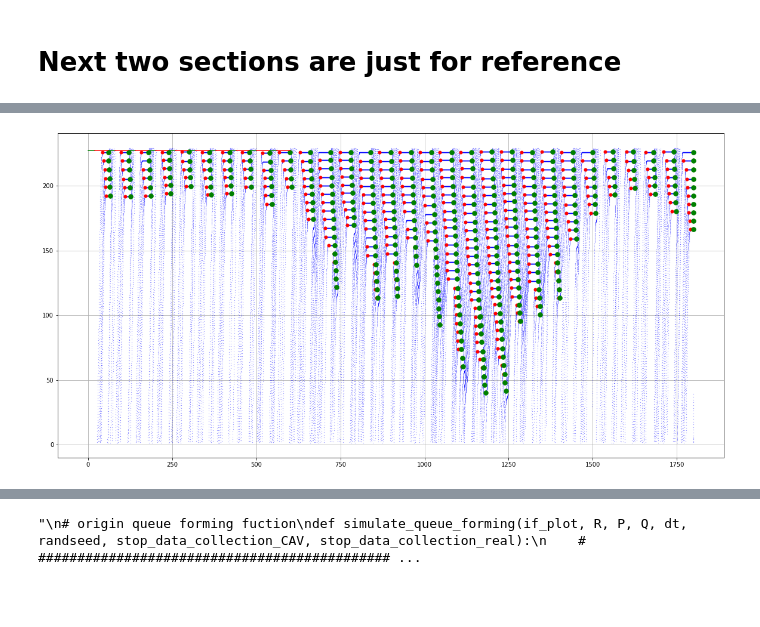
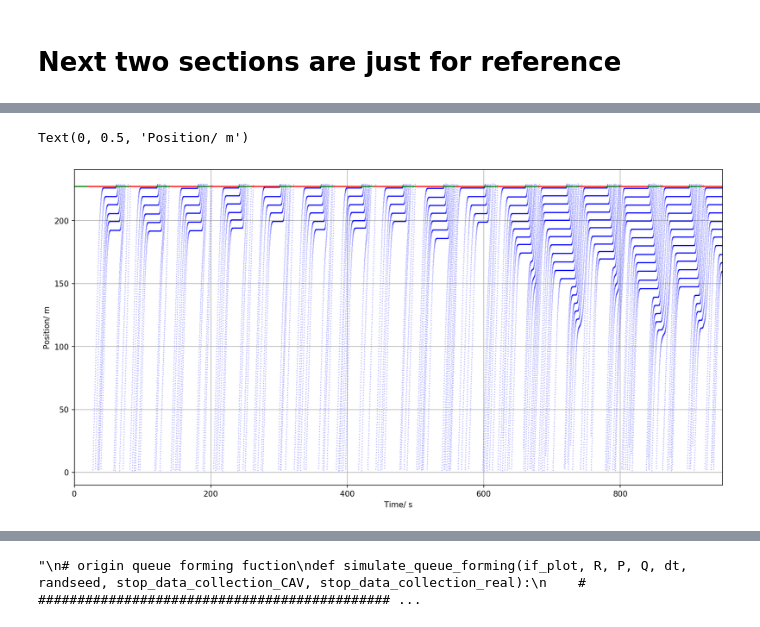
Before and after one commit to khzhang2/Queue_Estimation, a Jupyter notebook: read_output_real_network.ipynb, the cells around one changed output, grey strips where cells are left out. Drawn from its saved outputs; the diff is of its cells as text; code cells hidden in the pictures; blank space fills up the shorter version.

```diff
--- a/read_output_real_network.ipynb
+++ b/read_output_real_network.ipynb
@@ -435,10 +435,10 @@ def simulate_queue_discharging(x0_discharging, if_plot, R, P, Q, dt, randseed, d
 # Start simulation
 # %%
 # from 59 to 70, expt for 61
-No = 70
+No = 65
 linkNO = 25
 laneNO = 1
 output_real = read_output(No, linkNO, laneNO)
 #output_CAV = output_real.loc[output_real['VEHTYPE'] == 112]  # vehicle type depends on settings
-pr = '99%'
+pr = '50%'
 # %% [output]
@@ -1143,32 +1142,35 @@ temp.sort_values(by=['NO'])
 # %% [output]
 |  | VEHICLE:SIMSEC | STARTTM | NO | VEHTYPE | LANE\LINK\NO | LANE\INDEX | POS | COORDFRONTX | ... |
 # %%
-plt.figure(figsize=[20, 10])
+plt.figure(figsize=[15, 7.5], dpi=150)
 t = stop_data_collection_real['VEHICLE:SIMSEC']
 pos = stop_data_collection_real['POS']
-plt.plot(t, pos, 'b.')
+#plt.plot(t, pos, 'b.')
 
 t = output_real['VEHICLE:SIMSEC']
 pos = output_real['POS']
 plt.plot(t, pos, 'b.', ms=.3)
 
 
 tt = stop_data_collection_real['VEHICLE:SIMSEC']
 poss = stop_data_collection_real['POS']
-plt.plot(tt, poss, 'r.', ms=10)
+#plt.plot(tt, poss, 'r.', ms=10)
 
 tt = discharging_data_collection_real['VEHICLE:SIMSEC']
 poss = discharging_data_collection_real['POS']
-plt.plot(tt, poss, 'g.', ms=15)
+#plt.plot(tt, poss, 'g.', ms=15)
 
 sigt_g = []
 sigt_r = []
 # sigpos = [135]
-for i in range(10):
+for i in range(30):
     plt.plot([i*60, i*60 + 20], [traffic_head_pos, traffic_head_pos], 'g')
     plt.plot([i*60 + 20, i*60 + 60], [traffic_head_pos, traffic_head_pos], 'r')
 
-
+plt.xlim([t_left, t_right])
 plt.grid()
+plt.xlabel('Time/ s')
+plt.ylabel('Position/ m')
 # %% [output]
+Text(0, 0.5, 'Position/ m')
-[figure, old version]
+[figure, new version]
```
Also changed, not shown: parts of 20 cells of this notebook.
